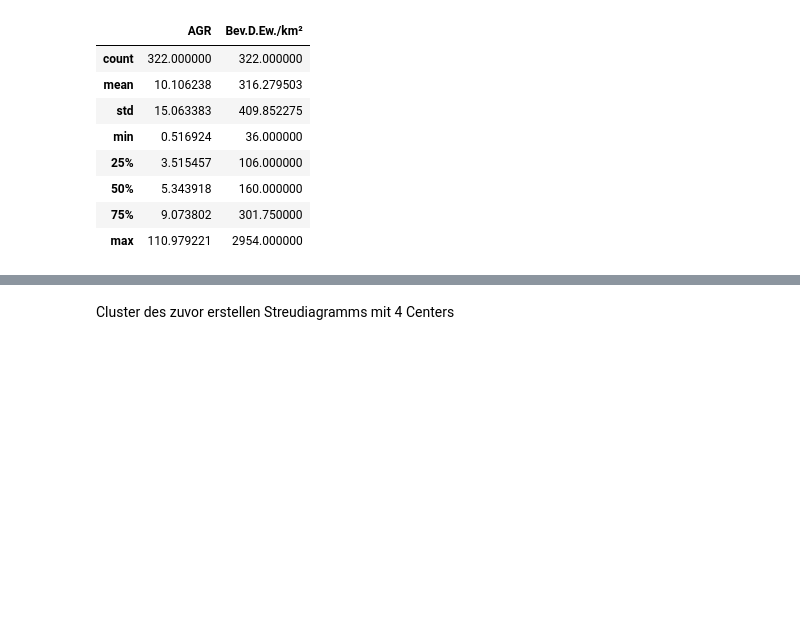
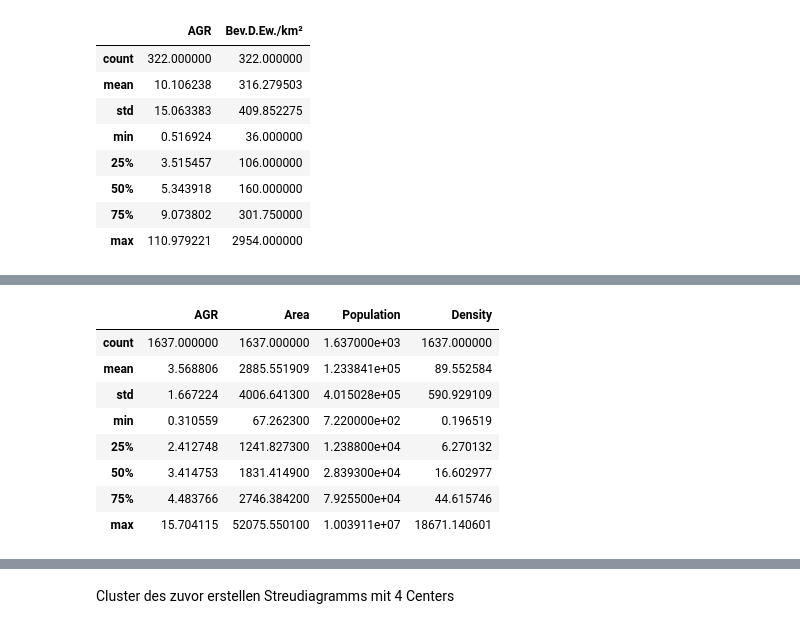
Before and after one commit to Jubo30/Data-Science-Project, a Jupyter notebook: Data_Science_Analyse.ipynb, the cells around one changed output, grey strips where cells are left out. Drawn from its saved outputs; the diff is of its cells as text; code cells hidden in the pictures; blank space fills up the shorter version.

```diff
--- a/Data_Science_Analyse.ipynb
+++ b/Data_Science_Analyse.ipynb
@@ -245,6 +245,18 @@ d['Hochsauerlandkreis'].describe()
 | 50% | 449.000000 | 172.377400 | 0.000000 | 0.000000 | 0.010620 | 5.500000 | 1.273942 | 783.000000 | ... |
 | 75% | 560.500000 | 215.183775 | 13.250000 | 5.086875 | 0.034457 | 15.250000 | 4.486483 | 921.500000 | ... |
 | max | 609.000000 | 233.803600 | 18.000000 | 6.910500 | 0.316547 | 252.000000 | 24.460432 | 970.000000 | ... |
+# %%
+DFCounty.describe()
+# %% [output]
+|  | AGR | Area | Population | Density |
+| count | 1637.000000 | 1637.000000 | 1.637000e+03 | 1637.000000 |
+| mean | 3.568806 | 2885.551909 | 1.233841e+05 | 89.552584 |
+| std | 1.667224 | 4006.641300 | 4.015028e+05 | 590.929109 |
+| min | 0.310559 | 67.262300 | 7.220000e+02 | 0.196519 |
+| 25% | 2.412748 | 1241.827300 | 1.238800e+04 | 6.270132 |
+| 50% | 3.414753 | 1831.414900 | 2.839300e+04 | 16.602977 |
+| 75% | 4.483766 | 2746.384200 | 7.925500e+04 | 44.615746 |
+| max | 15.704115 | 52075.550100 | 1.003911e+07 | 18671.140601 |
 # %%
 from sklearn.cluster import KMeans
 km = KMeans(n_clusters=4)
```
Also changed, not shown: parts of 10 cells of this notebook.
